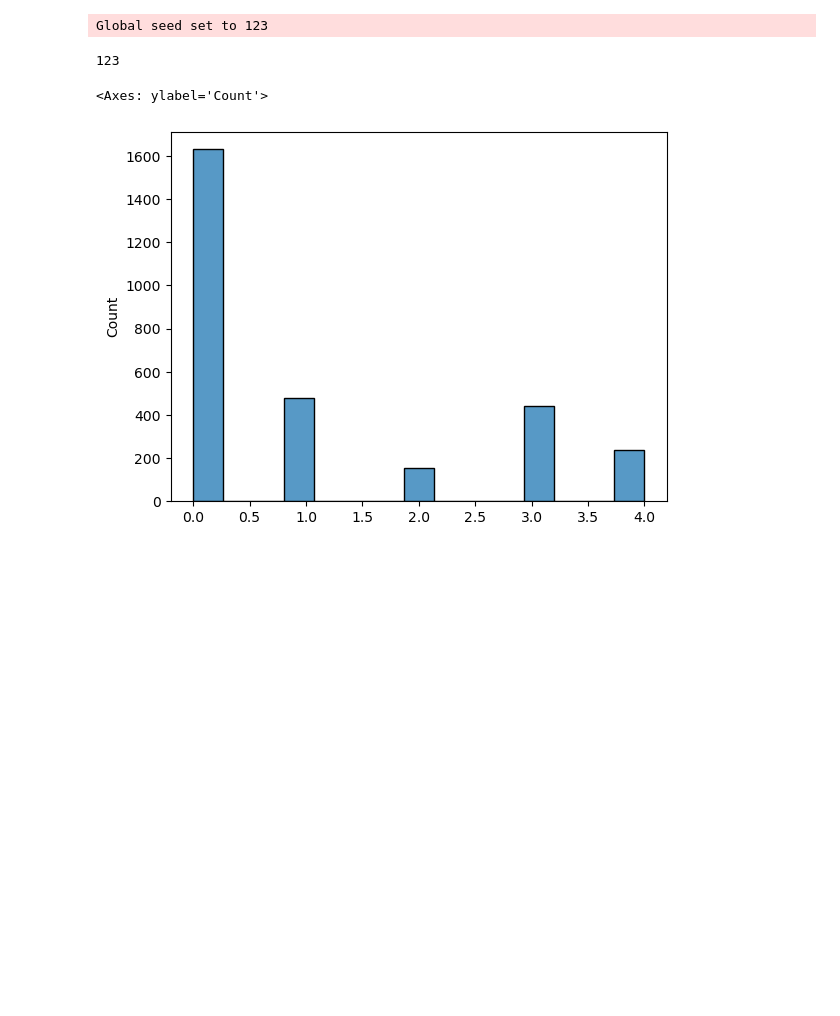
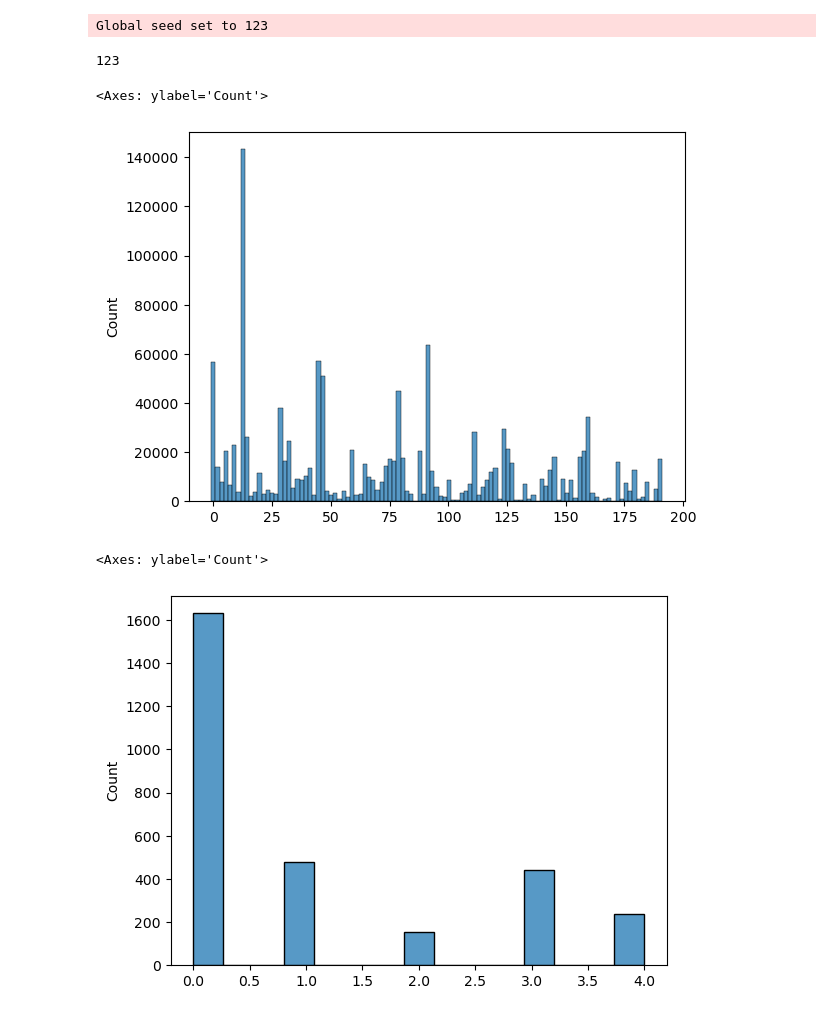
Before and after one commit to SNURTEL/24l-ssne, a Jupyter notebook: proj5/piatek_owienko_schafer_miniproject5.ipynb, the cells around one changed output. Cells and saved outputs as stored; diff of their text form; code cells hidden in the pictures; blank space fills up the shorter version.

```diff
--- a/proj5/piatek_owienko_schafer_miniproject5.ipynb
+++ b/proj5/piatek_owienko_schafer_miniproject5.ipynb
@@ -63,5 +65,9 @@ def pad_collate(batch):
 # %%
 with open(TRAIN_PATH, "rb") as f:
     train = pickle.load(f)
 
-train_data = [[torch.from_numpy(t[0].astype(int)).float(), int(t[1])] for t in train]
+_train_data = [[torch.from_numpy(t[0].astype(int)).float(), int(t[1])] for t in train]
+sns.histplot(list(itertools.chain(*[seq.tolist() for seq, _ in _train_data])))
+# %% [output]
+<Axes: ylabel='Count'>
+[figure, added]
```
Also changed, not shown: parts of 7 cells of this notebook, 1 other file.
